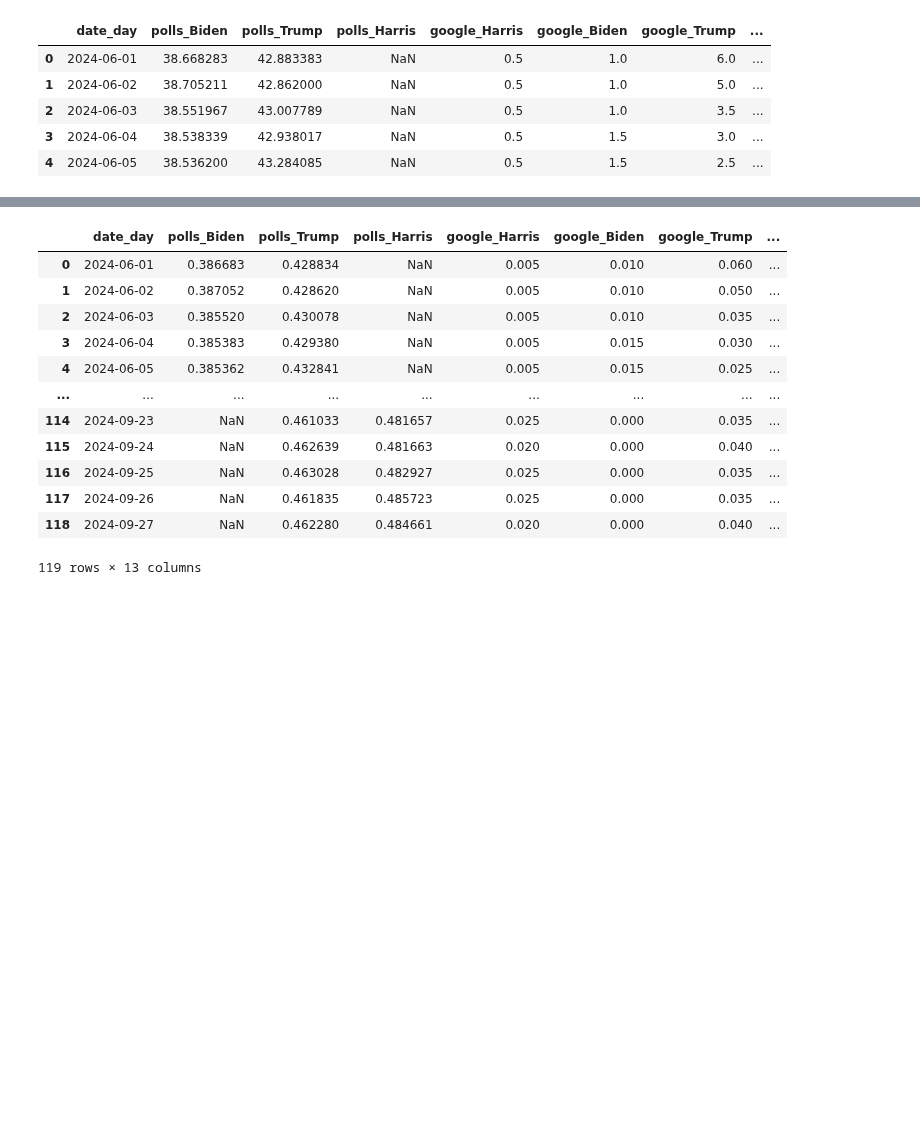
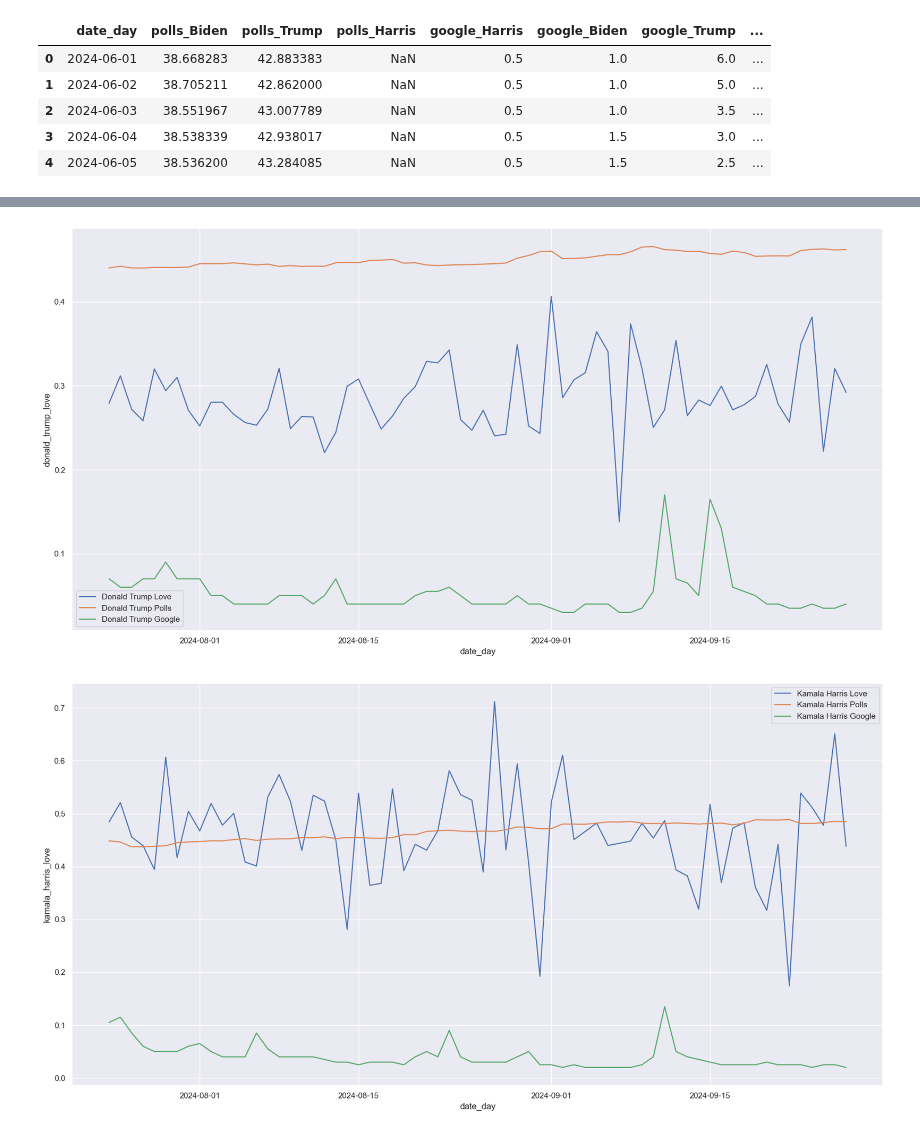
Before and after one commit to bnvulpe/votecore, a Jupyter notebook: scripts/dataset_creation.ipynb, the cells around one changed output, grey strips where cells are left out. Saved outputs shown, nothing was run; the diff lists cells and outputs as text; code cells hidden in the pictures; blank space fills up the shorter version.

```diff
--- a/scripts/dataset_creation.ipynb
+++ b/scripts/dataset_creation.ipynb
@@ -530,0 +479,4 @@ df['google_Trump'] = df['google_Trump'] / 100
+# %%
+# drop all the columns that have Biden in the name
+df_late = df_late.drop(columns=df_late.filter(like='iden').columns)
+df_late
@@ -554,16 +540,16 @@ plt.show()
-# %%
-df
-# %% [output]
-|  | date_day | polls_Biden | polls_Trump | polls_Harris | google_Harris | google_Biden | google_Trump | ... |
-| 0 | 2024-06-01 | 0.386683 | 0.428834 | NaN | 0.005 | 0.010 | 0.060 | ... |
-| 1 | 2024-06-02 | 0.387052 | 0.428620 | NaN | 0.005 | 0.010 | 0.050 | ... |
-| 2 | 2024-06-03 | 0.385520 | 0.430078 | NaN | 0.005 | 0.010 | 0.035 | ... |
-| 3 | 2024-06-04 | 0.385383 | 0.429380 | NaN | 0.005 | 0.015 | 0.030 | ... |
-| 4 | 2024-06-05 | 0.385362 | 0.432841 | NaN | 0.005 | 0.015 | 0.025 | ... |
-| ... | ... | ... | ... | ... | ... | ... | ... | ... |
-| 114 | 2024-09-23 | NaN | 0.461033 | 0.481657 | 0.025 | 0.000 | 0.035 | ... |
-| 115 | 2024-09-24 | NaN | 0.462639 | 0.481663 | 0.020 | 0.000 | 0.040 | ... |
-| 116 | 2024-09-25 | NaN | 0.463028 | 0.482927 | 0.025 | 0.000 | 0.035 | ... |
-| 117 | 2024-09-26 | NaN | 0.461835 | 0.485723 | 0.025 | 0.000 | 0.035 | ... |
-| 118 | 2024-09-27 | NaN | 0.462280 | 0.484661 | 0.020 | 0.000 | 0.040 | ... |
-119 rows × 13 columns
+# %%
+# plots for each candidate, with the sentiment over time in df_late
+sns.set(rc={'figure.figsize':(20,10)})
+sns.lineplot(data=df_late, x="date_day", y="donald_trump_love", label = "Donald Trump Love")
+sns.lineplot(data=df_late, x="date_day", y="polls_Trump", label = "Donald Trump Polls")
+sns.lineplot(data=df_late, x="date_day", y="google_Trump", label = "Donald Trump Google")
+plt.show()
+
+sns.set(rc={'figure.figsize':(20,10)})
+sns.lineplot(data=df_late, x="date_day", y="kamala_harris_love", label = "Kamala Harris Love")
+sns.lineplot(data=df_late, x="date_day", y="polls_Harris", label = "Kamala Harris Polls")
+sns.lineplot(data=df_late, x="date_day", y="google_Harris", label = "Kamala Harris Google")
+plt.show()
+# %% [output]
+[figure, added]
+[figure, added]
```
Also changed, not shown: parts of 20 cells of this notebook, 5 other files.
